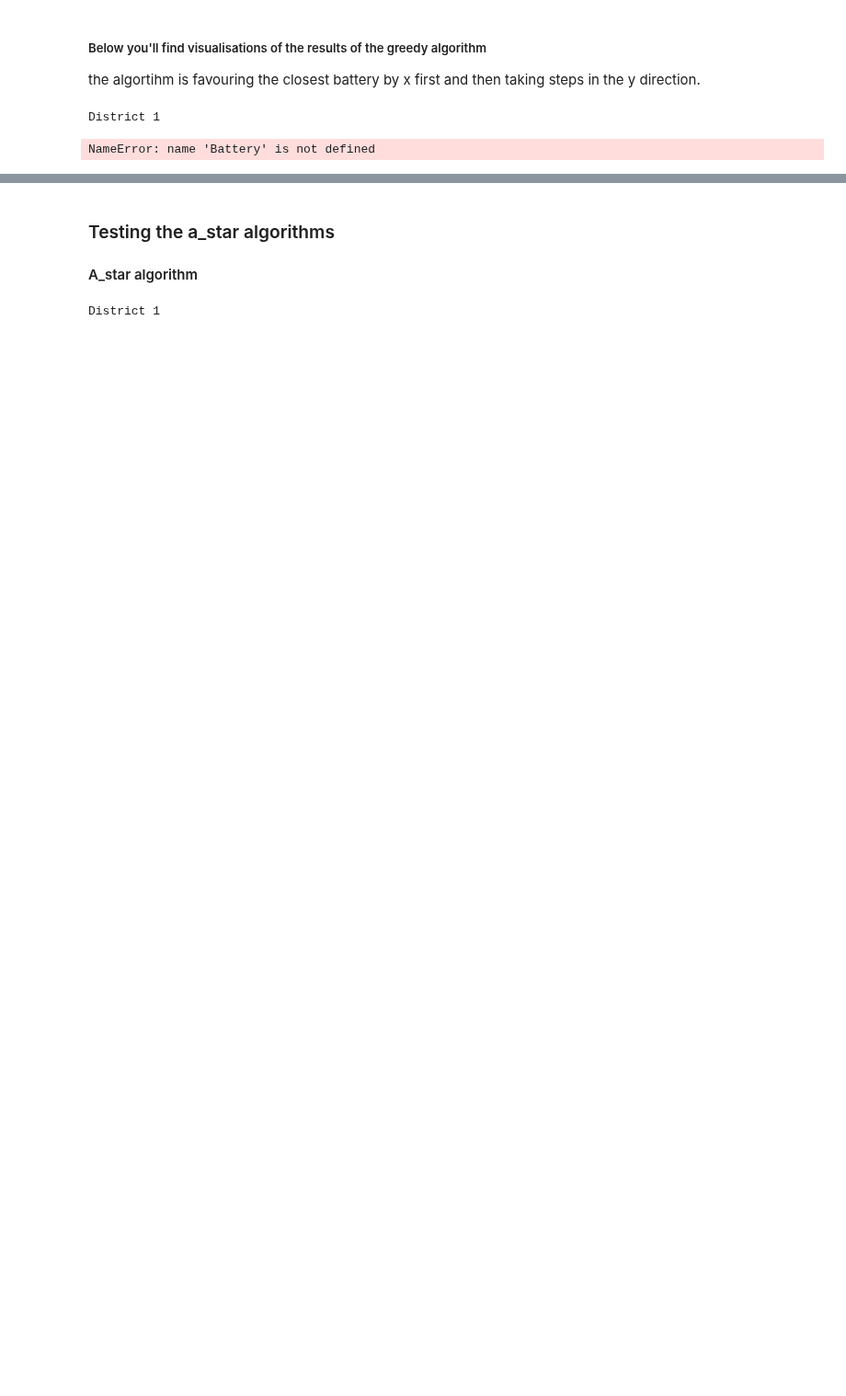
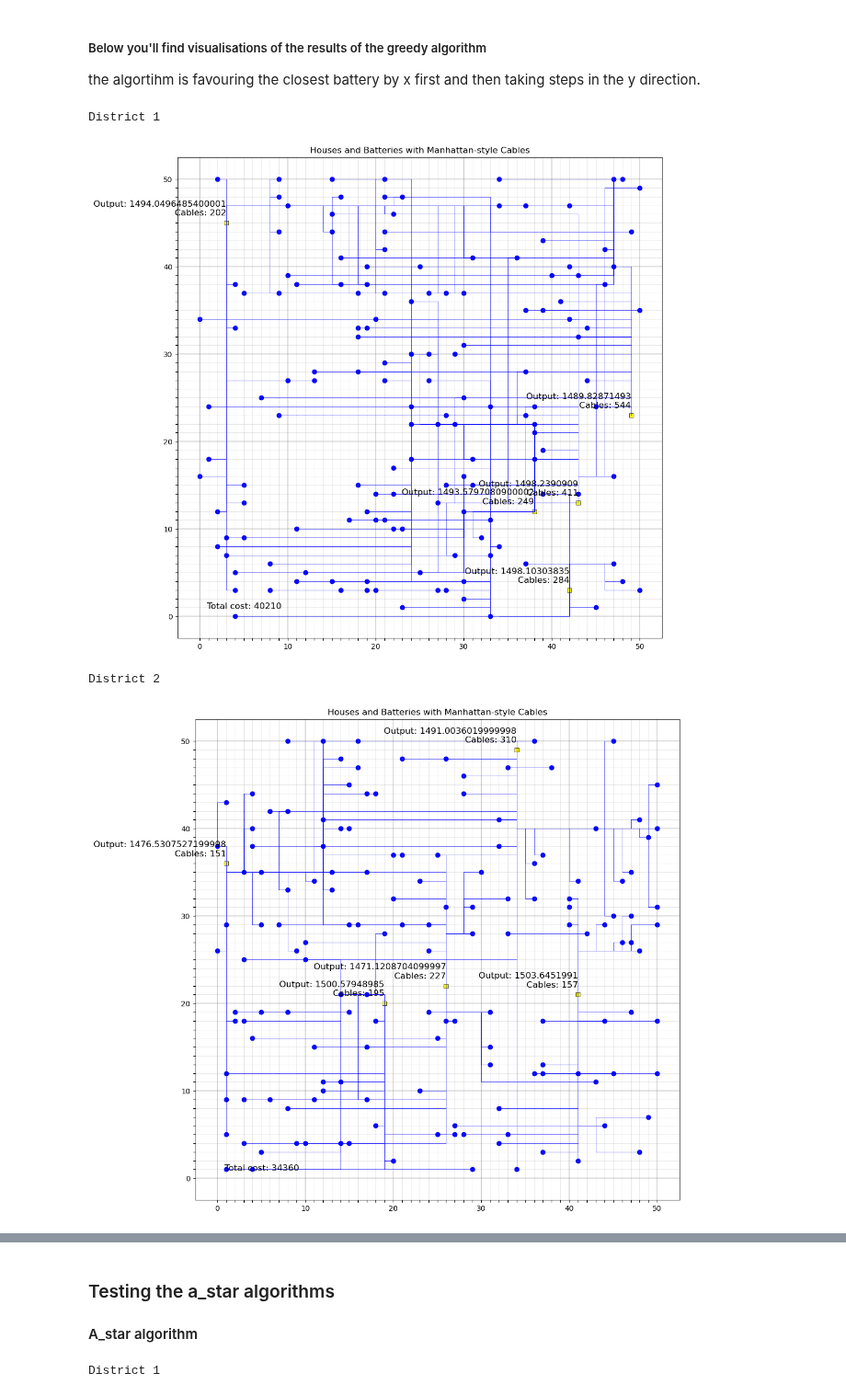
Before and after one commit to AntoniovanDijck/YakuzAI, a Jupyter notebook: demo.ipynb, the cells around one changed output, grey strips where cells are left out. Shown at 92% size. Drawn from its saved outputs; the diff is of its cells as text; code cells hidden in the pictures; blank space fills up the shorter version.

```diff
--- a/demo.ipynb
+++ b/demo.ipynb
@@ -327,23 +326,23 @@ House at (15, 10) could not be connected to any battery.
 ##### Below you'll find visualisations of the results of the greedy algorithm
 the algortihm is favouring the closest battery by x first and then taking steps in the y direction.
 # %%
-from code.algorithm.greedy import Greedy2
-
 ### Drawing cables for all districts
 districts_houses = ['data/Huizen&Batterijen/district_1/district-1_houses.csv', 'data/Huizen&Batterijen/district_2/district-2_houses.csv', 'data/Huizen&Batterijen/district_3/district-3_houses.csv']
 districts_batteries = ['data/Huizen&Batterijen/district_1/district-1_batteries.csv', 'data/Huizen&Batterijen/district_2/district-2_batteries.csv', 'data/Huizen&Batterijen/district_3/district-3_batteries.csv']
 
 # for each district
 for i in range(0, 3):
     print(f'District {i+1}')
     experiment_instance = District(districts_houses[i], districts_batteries[i])
 
     # Apply the Greedy algorithm to connect houses to batteries
-    greedy_instance = Greedy2(experiment_instance)
+    greedy_instance = Greedy3(experiment_instance)
     greedy_instance.connect_houses_to_batteries()
 
     visualize(experiment_instance, i)
     draw_cables(experiment_instance)
 # %% [output]
 District 1
+[figure, added]
-NameError: name 'Battery' is not defined
+District 2
+[figure, added]
```
Also changed, not shown: parts of 3 cells of this notebook, 27 other files.
